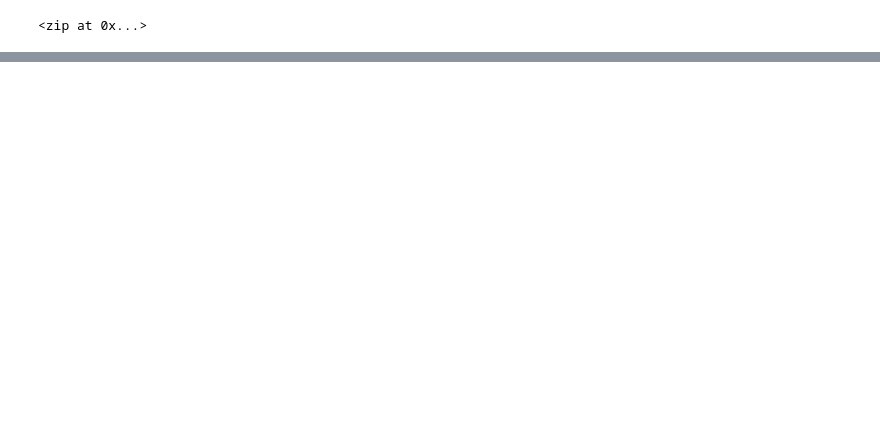
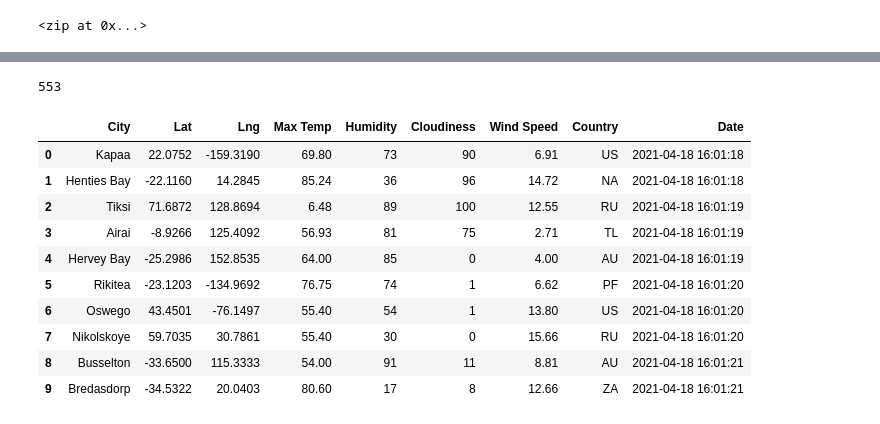
Before and after one commit to scotthammel/World_Weather_Analysis, a Jupyter notebook: WeatherPy.ipynb, the cells around one changed output, grey strips where cells are left out. Cells and saved outputs as stored; diff of their text form; code cells hidden in the pictures; blank space fills up the shorter version.

```diff
--- a/WeatherPy.ipynb
+++ b/WeatherPy.ipynb
@@ -33,0 +43,4 @@ len(cities)
+# %%
+# Starting URL for Weather Map API Call.
+url = "http://api.openweathermap.org/data/2.5/weather?units=Imperial&APPID=" + weather_api_key
+print(url)
@@ -33,0 +138,20 @@ len(cities)
+# %%
+len(city_data)
+# %% [output]
+553
+# %%
+# Convert the array of dictionaries to a Pandas DataFrame.
+city_data_df = pd.DataFrame(city_data)
+city_data_df.head(10)
+# %% [output]
+|  | City | Lat | Lng | Max Temp | Humidity | Cloudiness | Wind Speed | Country | Date |
+| 0 | Kapaa | 22.0752 | -159.3190 | 69.80 | 73 | 90 | 6.91 | US | 2021-04-18 16:01:18 |
+| 1 | Henties Bay | -22.1160 | 14.2845 | 85.24 | 36 | 96 | 14.72 | NA | 2021-04-18 16:01:18 |
+| 2 | Tiksi | 71.6872 | 128.8694 | 6.48 | 89 | 100 | 12.55 | RU | 2021-04-18 16:01:19 |
+| 3 | Airai | -8.9266 | 125.4092 | 56.93 | 81 | 75 | 2.71 | TL | 2021-04-18 16:01:19 |
+| 4 | Hervey Bay | -25.2986 | 152.8535 | 64.00 | 85 | 0 | 4.00 | AU | 2021-04-18 16:01:19 |
+| 5 | Rikitea | -23.1203 | -134.9692 | 76.75 | 74 | 1 | 6.62 | PF | 2021-04-18 16:01:20 |
+| 6 | Oswego | 43.4501 | -76.1497 | 55.40 | 54 | 1 | 13.80 | US | 2021-04-18 16:01:20 |
+| 7 | Nikolskoye | 59.7035 | 30.7861 | 55.40 | 30 | 0 | 15.66 | RU | 2021-04-18 16:01:20 |
+| 8 | Busselton | -33.6500 | 115.3333 | 54.00 | 91 | 11 | 8.81 | AU | 2021-04-18 16:01:21 |
+| 9 | Bredasdorp | -34.5322 | 20.0403 | 80.60 | 17 | 8 | 12.66 | ZA | 2021-04-18 16:01:21 |
```
Also changed, not shown: parts of 7 cells of this notebook, 4 other files.
